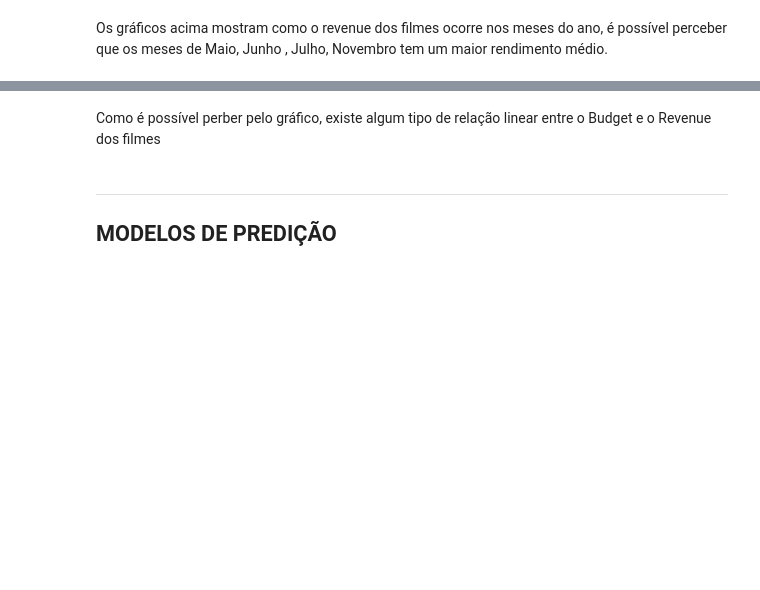
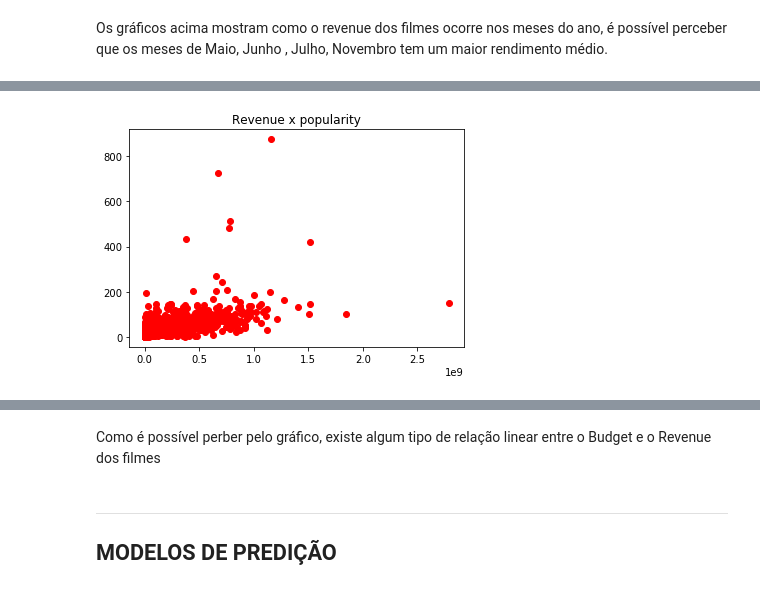
Before and after one commit to guipleite/DPCD, a Jupyter notebook: Projeto3/Projeto3 Layout.ipynb, the cells around one changed output, grey strips where cells are left out. Cells and saved outputs as stored; diff of their text form; code cells hidden in the pictures; blank space fills up the shorter version.

```diff
--- a/Projeto3/Projeto3 Layout.ipynb
+++ b/Projeto3/Projeto3 Layout.ipynb
@@ -85,0 +96,7 @@ plt.show()
+# %%
+
+plt.plot(nndf['revenue'],nndf['popularity'],'ro')
+plt.title('Revenue x popularity')
+plt.show()
+# %% [output]
+[figure, added]
```
Also changed, not shown: parts of 21 cells of this notebook.
